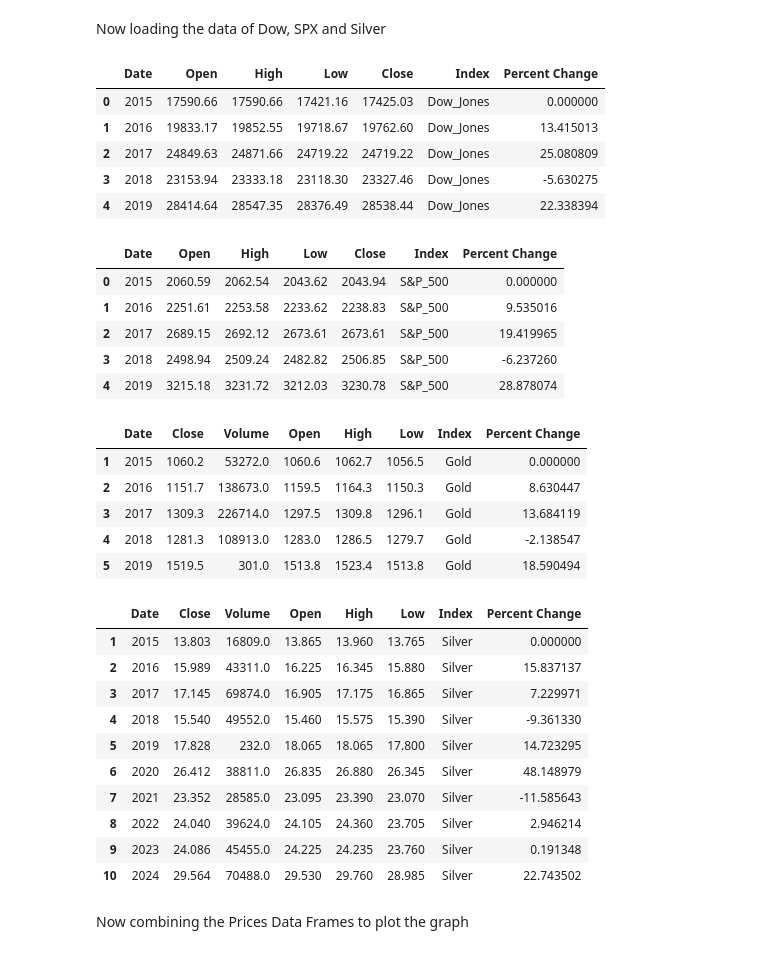
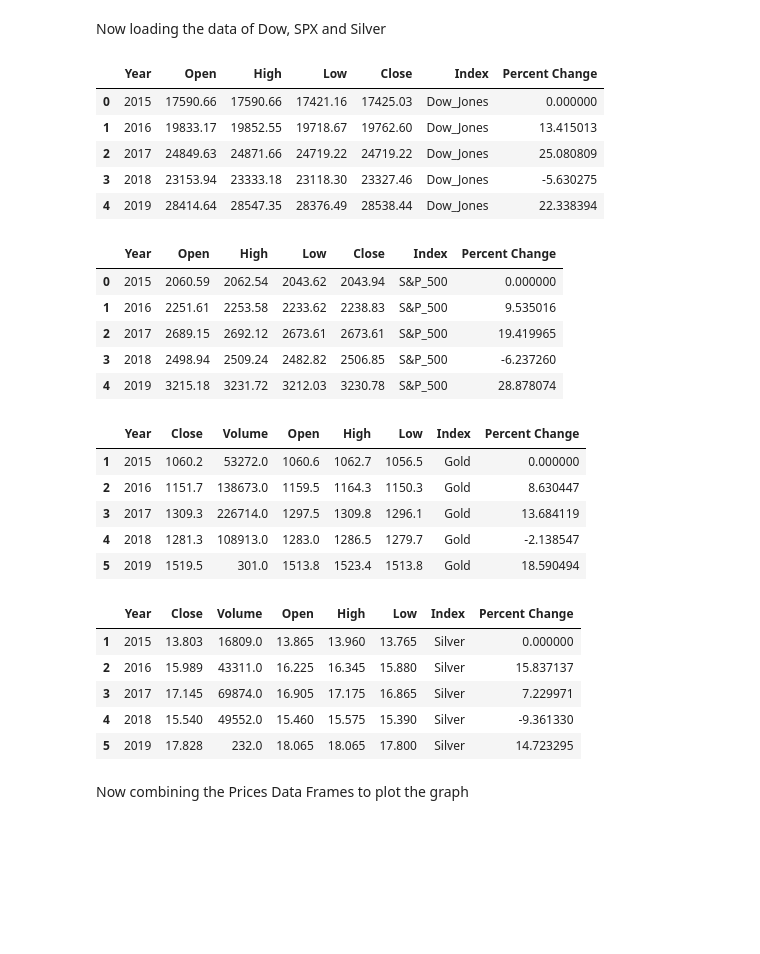
Before and after one commit to akash0214/Gold_Analysis, a Jupyter notebook: gold_eda.ipynb, the cells around one changed output. Saved outputs shown, nothing was run; the diff lists cells and outputs as text; code cells hidden in the pictures; blank space fills up the shorter version.

```diff
--- a/gold_eda.ipynb
+++ b/gold_eda.ipynb
@@ -44,6 +44,7 @@ dow_data.set_index('Date', inplace=True)
 dow_data = dow_data.resample('YE').last()   # resampling to year end data only
 dow_data.reset_index(inplace=True)
 dow_data['Date'] = dow_data['Date'].dt.year
+dow_data = dow_data.rename(columns={'Date': 'Year'})
 # Assigning the data into Data Frame
 dow_df = pd.DataFrame(dow_data)
 dow_df['Index'] = 'Dow_Jones'
@@ -51,7 +52,7 @@ dow_df['Percent Change'] = dow_df['Close'].pct_change()*100
 dow_df['Percent Change'] = dow_df['Percent Change'].fillna(0)
 dow_df.head()
 # %% [output]
-|  | Date | Open | High | Low | Close | Index | Percent Change |
+|  | Year | Open | High | Low | Close | Index | Percent Change |
 | 0 | 2015 | 17590.66 | 17590.66 | 17421.16 | 17425.03 | Dow_Jones | 0.000000 |
 | 1 | 2016 | 19833.17 | 19852.55 | 19718.67 | 19762.60 | Dow_Jones | 13.415013 |
 | 2 | 2017 | 24849.63 | 24871.66 | 24719.22 | 24719.22 | Dow_Jones | 25.080809 |
@@ -68,6 +69,7 @@ snp_data.set_index('Date', inplace=True)
 snp_data = snp_data.resample('YE').last()   # Resampling data to end of year data only
 snp_data.reset_index(inplace=True)
 snp_data['Date'] = snp_data['Date'].dt.year
+snp_data = snp_data.rename(columns={'Date': 'Year'})
 # Assigning the data into Data Frame
 snp_df = pd.DataFrame(snp_data)
 snp_df['Index'] = 'S&P_500'
@@ -75,7 +77,7 @@ snp_df['Percent Change'] = snp_df['Close'].pct_change()*100
 snp_df['Percent Change'] = snp_df['Percent Change'].fillna(0)
 snp_df.head()
 # %% [output]
-|  | Date | Open | High | Low | Close | Index | Percent Change |
+|  | Year | Open | High | Low | Close | Index | Percent Change |
 | 0 | 2015 | 2060.59 | 2062.54 | 2043.62 | 2043.94 | S&P_500 | 0.000000 |
 | 1 | 2016 | 2251.61 | 2253.58 | 2233.62 | 2238.83 | S&P_500 | 9.535016 |
 | 2 | 2017 | 2689.15 | 2692.12 | 2673.61 | 2673.61 | S&P_500 | 19.419965 |
@@ -93,6 +95,7 @@ gold_price_data.reset_index(inplace=True)
 gold_price_data['Date'] = gold_price_data['Date'].dt.year
 gold_price_data = gold_price_data.rename(columns={'Close/Last': 'Close'})
 gold_price_data = gold_price_data[gold_price_data['Date'] >= 2015]
+gold_price_data = gold_price_data.rename(columns={'Date': 'Year'})
 # Assigning data into Data Frame
 price_gold_df = pd.DataFrame(gold_price_data)
 price_gold_df['Index'] = 'Gold'
@@ -100,7 +103,7 @@ price_gold_df['Percent Change'] = price_gold_df['Close'].pct_change()*100
 price_gold_df['Percent Change'] = price_gold_df['Percent Change'].fillna(0)
 price_gold_df.head()
 # %% [output]
-|  | Date | Close | Volume | Open | High | Low | Index | Percent Change |
+|  | Year | Close | Volume | Open | High | Low | Index | Percent Change |
 | 1 | 2015 | 1060.2 | 53272.0 | 1060.6 | 1062.7 | 1056.5 | Gold | 0.000000 |
 | 2 | 2016 | 1151.7 | 138673.0 | 1159.5 | 1164.3 | 1150.3 | Gold | 8.630447 |
 | 3 | 2017 | 1309.3 | 226714.0 | 1297.5 | 1309.8 | 1296.1 | Gold | 13.684119 |
@@ -109,33 +112,29 @@ price_gold_df.head()
 # %%
 # Silver Prices:
 silver_price_data = pd.read_csv('silver_prices.csv')
 # silver_price_data.columns   #Just change the column name Close/Last to Close
 silver_price_data = silver_price_data.rename(columns={'Close/Last': 'Close'})
 # silver_price_data.info()    # Date is of type object here
 silver_price_data['Date'] = pd.to_datetime(silver_price_data['Date'], format='mixed')
 silver_price_data.set_index('Date', inplace=True)
 silver_price_data = silver_price_data.resample('YE').last()
 silver_price_data.reset_index(inplace=True)
 silver_price_data = silver_price_data[silver_price_data['Date'].dt.year >= 2015]
 silver_price_data['Date'] = silver_price_data['Date'].dt.year
+silver_price_data = silver_price_data.rename(columns={'Date': 'Year'})
 # Assigning data into the Data Frame
 price_silver_df = pd.DataFrame(silver_price_data)
 price_silver_df['Index'] = 'Silver'
 price_silver_df['Percent Change'] = price_silver_df['Close'].pct_change()*100
 price_silver_df['Percent Change'] = price_silver_df['Percent Change'].fillna(0)
-price_silver_df.head(20)
+price_silver_df.head()
 # %% [output]
-|  | Date | Close | Volume | Open | High | Low | Index | Percent Change |
+|  | Year | Close | Volume | Open | High | Low | Index | Percent Change |
 | 1 | 2015 | 13.803 | 16809.0 | 13.865 | 13.960 | 13.765 | Silver | 0.000000 |
 | 2 | 2016 | 15.989 | 43311.0 | 16.225 | 16.345 | 15.880 | Silver | 15.837137 |
 | 3 | 2017 | 17.145 | 69874.0 | 16.905 | 17.175 | 16.865 | Silver | 7.229971 |
 | 4 | 2018 | 15.540 | 49552.0 | 15.460 | 15.575 | 15.390 | Silver | -9.361330 |
 | 5 | 2019 | 17.828 | 232.0 | 18.065 | 18.065 | 17.800 | Silver | 14.723295 |
-| 6 | 2020 | 26.412 | 38811.0 | 26.835 | 26.880 | 26.345 | Silver | 48.148979 |
-| 7 | 2021 | 23.352 | 28585.0 | 23.095 | 23.390 | 23.070 | Silver | -11.585643 |
-| 8 | 2022 | 24.040 | 39624.0 | 24.105 | 24.360 | 23.705 | Silver | 2.946214 |
-| 9 | 2023 | 24.086 | 45455.0 | 24.225 | 24.235 | 23.760 | Silver | 0.191348 |
-| 10 | 2024 | 29.564 | 70488.0 | 29.530 | 29.760 | 28.985 | Silver | 22.743502 |
 # %% [markdown]
 Now combining the Prices Data Frames to plot the graph
 # %%
```
Also changed, not shown: parts of 6 cells of this notebook.
